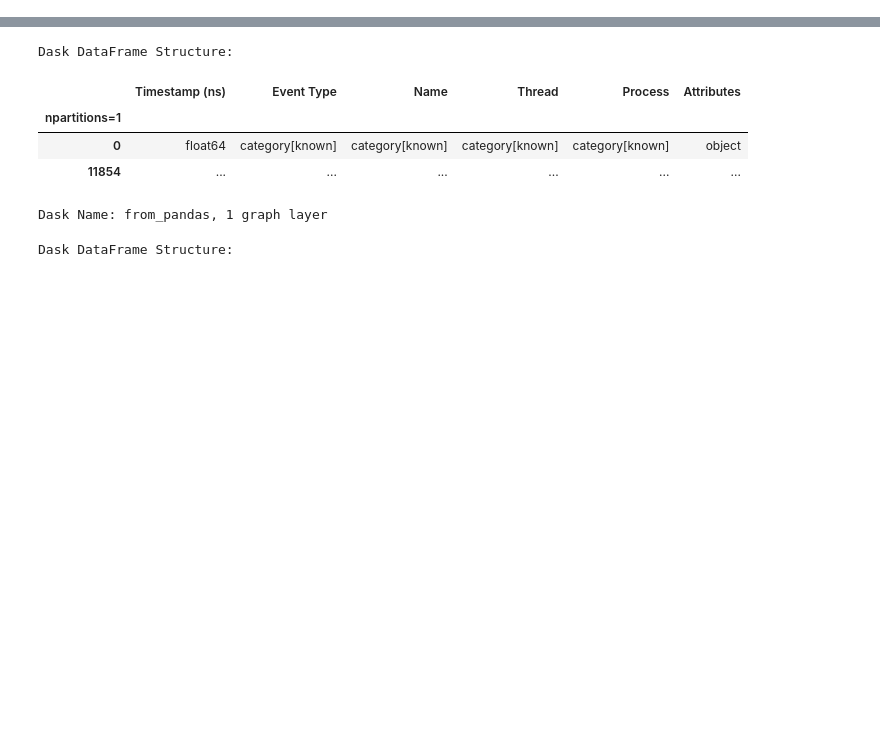
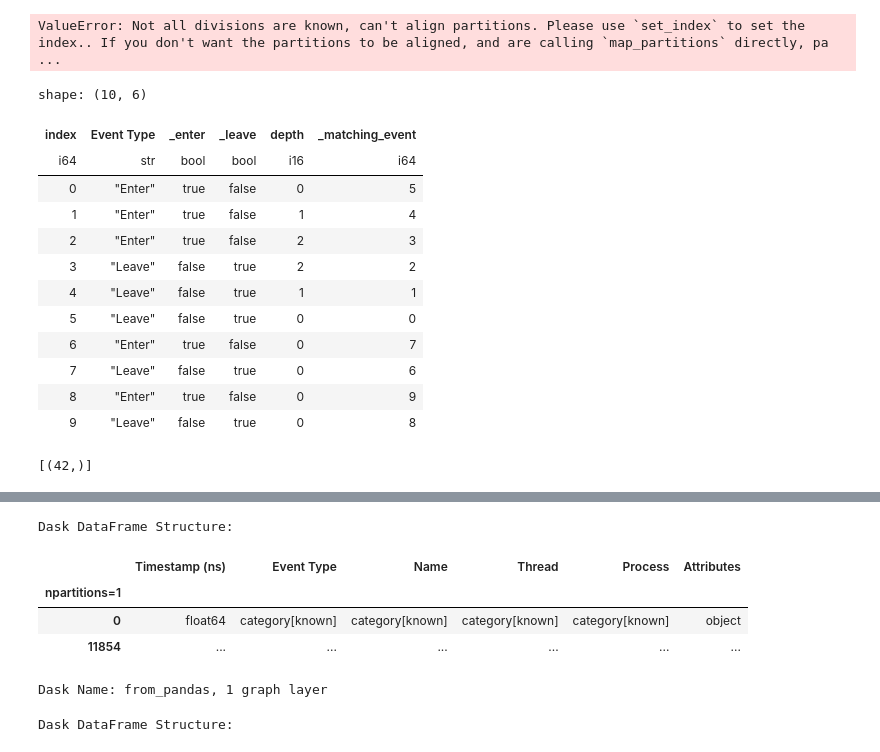
Before and after one commit to hpcgroup/pipit, a Jupyter notebook: docs/examples/dask-example.ipynb, the cells around one changed output, grey strips where cells are left out. Cells and saved outputs as stored; diff of their text form; code cells hidden in the pictures; blank space fills up the shorter version.

```diff
--- a/docs/examples/dask-example.ipynb
+++ b/docs/examples/dask-example.ipynb
@@ -18,0 +113,68 @@ import pipit as pp
+# %%
+data = {"Event Type": ["Enter", "Enter", "Enter", "Leave", "Leave", "Leave", "Enter", "Leave", "Enter", "Leave"]}
+df = dd.from_dict(data, npartitions=1)
+
+df["_enter"] = (df["Event Type"] == "Enter").astype(int)
+df["_leave"] = (df["Event Type"] == "Leave").astype(int)
+
+df["depth"] = (df["_enter"].cumsum().shift() - df["_leave"].cumsum()).fillna(0).astype("int")
+df["index"] = df.index
+df["matching_index"] = float("nan")
+
+grouped = df.groupby("depth")
+
+enter_mask = df["Event Type"] == "Enter"
+leave_mask = df["Event Type"] == "Leave"
+
+# Delaying the computation of shifted indices
+enter_shifted = grouped["index"].shift(-1, meta=("matching_timestamp", "Float32"))
+leave_shifted = grouped["index"].shift(1, meta=("matching_timestamp", "Float32"))
+
+df["matching_index"] = df["matching_index"].mask(enter_mask, enter_shifted).mask(leave_mask, leave_shifted)
+result = df.compute()
+print(result)
+# %% [output]
+ValueError: Not all divisions are known, can't align partitions. Please use `set_index` to set the index.. If you don't want the partitions to be aligned, and are calling `map_partitions` directly, pa ...
+# %%
+import polars as pl
+import pandas as pd
+
+data = {
+    "Event Type": ["Enter", "Enter", "Enter", "Leave", "Leave", "Leave", "Enter", "Leave", "Enter", "Leave"]
+}
+
+df = pl.from_pandas(pd.DataFrame(data).reset_index())
+
+df = df.with_columns(
+    (df["Event Type"] == "Enter").alias("_enter")
+).with_columns(
+    (df["Event Type"] == "Leave").alias("_leave")
+).with_columns(
+    (pl.col("_enter").cumsum().shift() - pl.col("_leave").cumsum()).cast(pl.Int16).fill_null(0).alias("depth")
+).with_columns(
+    pl.when(pl.col("Event Type") == "Enter")
+    .then(pl.col("index").shift(-1))
+    .otherwise(pl.col("index").shift(1))
+    .over("depth").alias("_matching_event")
+)
+df
+# %% [output]
+shape: (10, 6)
+| index | Event Type | _enter | _leave | depth | _matching_event |
+| i64 | str | bool | bool | i16 | i64 |
+| 0 | "Enter" | true | false | 0 | 5 |
+| 1 | "Enter" | true | false | 1 | 4 |
+| 2 | "Enter" | true | false | 2 | 3 |
+| 3 | "Leave" | false | true | 2 | 2 |
+| 4 | "Leave" | false | true | 1 | 1 |
+| 5 | "Leave" | false | true | 0 | 0 |
+| 6 | "Enter" | true | false | 0 | 7 |
+| 7 | "Leave" | false | true | 0 | 6 |
+| 8 | "Enter" | true | false | 0 | 9 |
+| 9 | "Leave" | false | true | 0 | 8 |
+# %%
+import duckdb
+cursor = duckdb.connect()
+print(cursor.execute('SELECT 42').fetchall())
+# %% [output]
+[(42,)]
```
Also changed, not shown: parts of 20 cells of this notebook.
